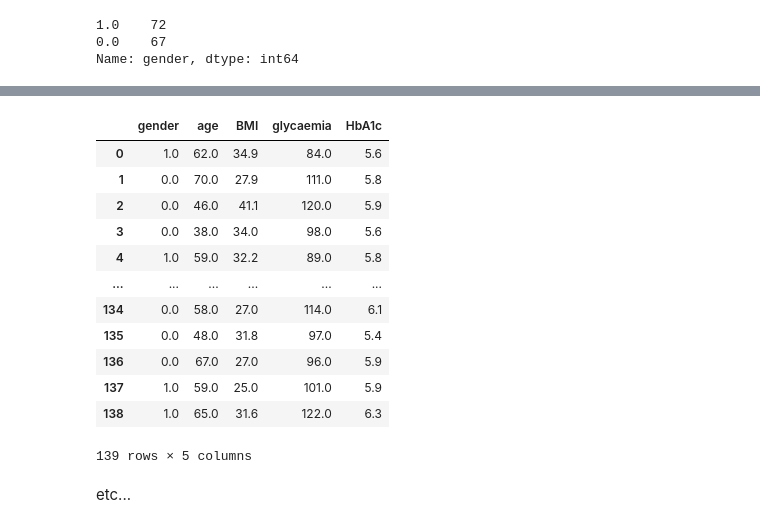
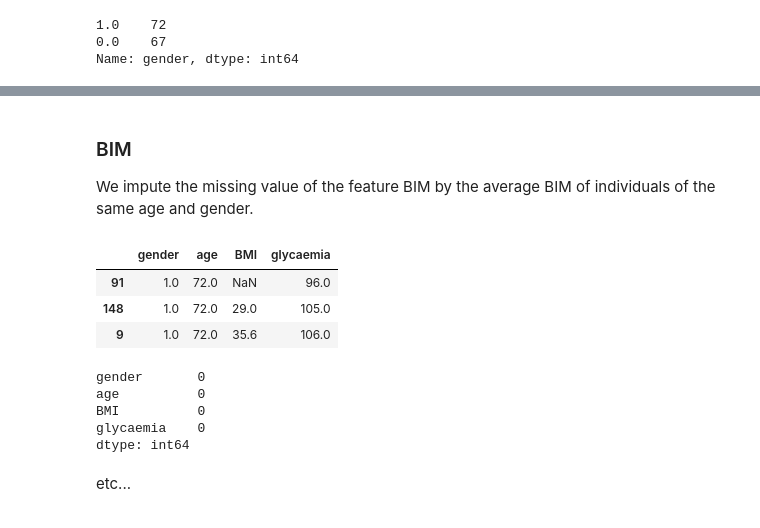
Before and after one commit to AlexandreChaussard/Datacamp-Project, a Jupyter notebook: DT2_starting_kit.ipynb, the cells around one changed output, grey strips where cells are left out. Drawn from its saved outputs; the diff is of its cells as text; code cells hidden in the pictures.

Commit message:
notebook missing

```diff
--- a/DT2_starting_kit.ipynb
+++ b/DT2_starting_kit.ipynb
@@ -84,20 +85,25 @@ HbA1c        7
 dtype: int64
-# %%
-X_train.fillna(value={"BMI":X_train["BMI"].mean()})
-# %% [output]
-|  | gender | age | BMI | glycaemia | HbA1c |
-| 0 | 1.0 | 62.0 | 34.9 | 84.0 | 5.6 |
-| 1 | 0.0 | 70.0 | 27.9 | 111.0 | 5.8 |
-| 2 | 0.0 | 46.0 | 41.1 | 120.0 | 5.9 |
-| 3 | 0.0 | 38.0 | 34.0 | 98.0 | 5.6 |
-| 4 | 1.0 | 59.0 | 32.2 | 89.0 | 5.8 |
-| ... | ... | ... | ... | ... | ... |
-| 134 | 0.0 | 58.0 | 27.0 | 114.0 | 6.1 |
-| 135 | 0.0 | 48.0 | 31.8 | 97.0 | 5.4 |
-| 136 | 0.0 | 67.0 | 27.0 | 96.0 | 5.9 |
-| 137 | 1.0 | 59.0 | 25.0 | 101.0 | 5.9 |
-| 138 | 1.0 | 65.0 | 31.6 | 122.0 | 6.3 |
-139 rows × 5 columns
+# %% [markdown]
+### BIM
+
+We impute the missing value of the feature BIM by the average BIM of individuals of the same age and gender.
+# %%
+X_train[(X_train["age"]==72) & (X_train["gender"]==1)]
+# %% [output]
+|  | gender | age | BMI | glycaemia |
+| 91 | 1.0 | 72.0 | NaN | 96.0 |
+| 148 | 1.0 | 72.0 | 29.0 | 105.0 |
+| 9 | 1.0 | 72.0 | 35.6 | 106.0 |
+# %%
+df = X_train[(X_train["age"]==72) & (X_train["gender"]==1)]
+X_train = X_train.fillna(value={"BMI":df["BMI"].mean()})
+X_train.isna().sum()
+# %% [output]
+gender       0
+age          0
+BMI          0
+glycaemia    0
+dtype: int64
 # %% [markdown]
 etc...
 # %% [markdown]
```
Also changed, not shown: parts of 13 cells of this notebook.
